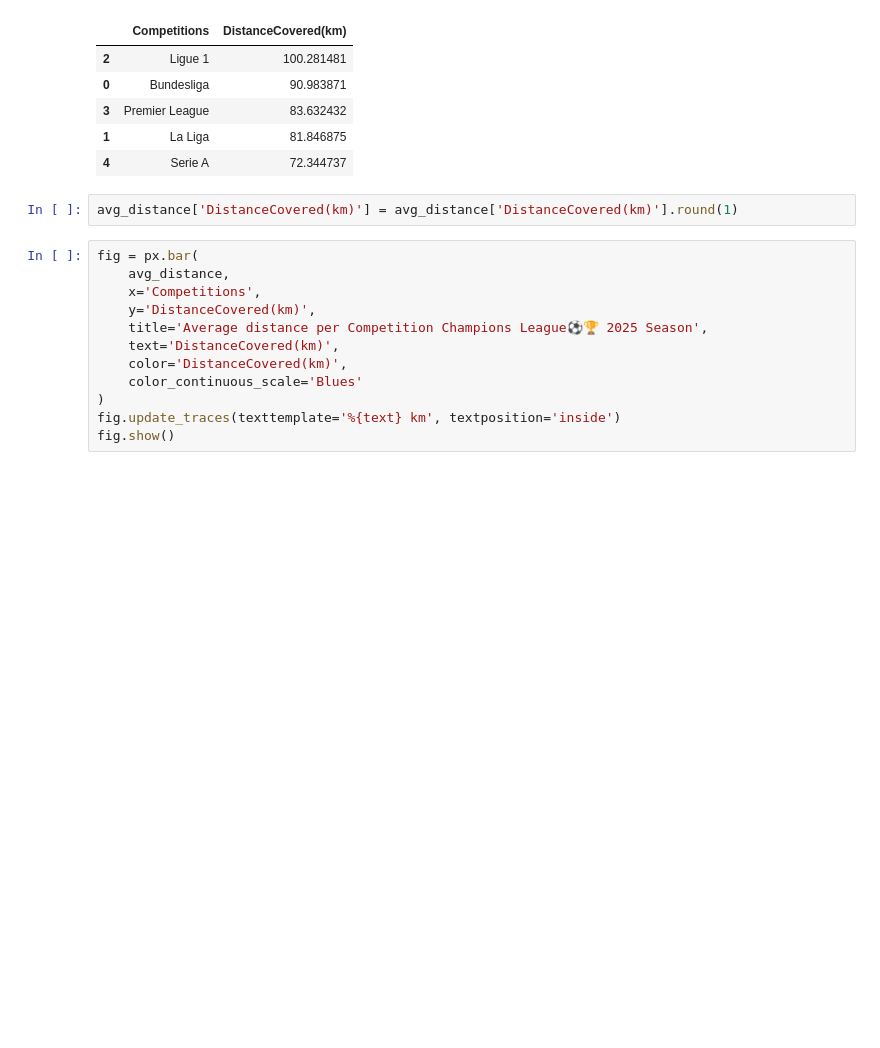
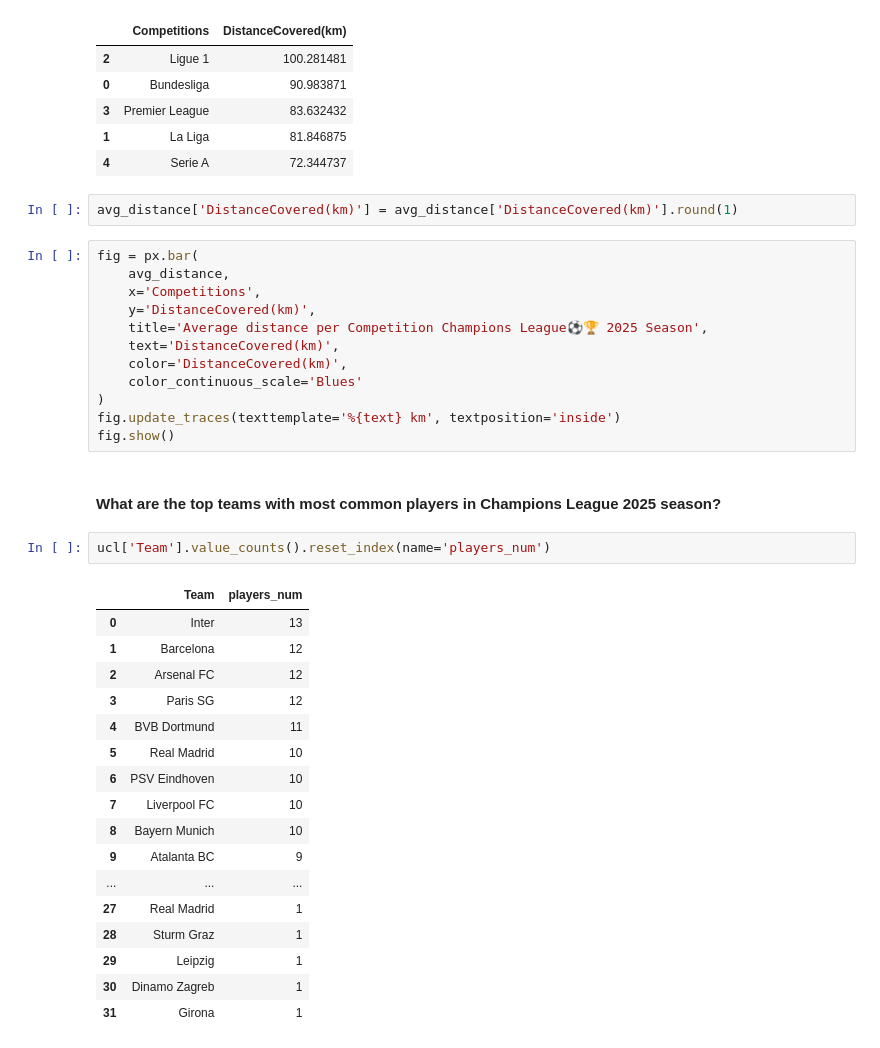
Before and after one commit to ArberKuqi/PythonDataScience_Project, a Jupyter notebook: ChampionsData_Testing/01-testing_ds.ipynb, the cells around one changed output. Saved outputs shown, nothing was run; the diff lists cells and outputs as text; blank space fills up the shorter version.

```diff
--- a/ChampionsData_Testing/01-testing_ds.ipynb
+++ b/ChampionsData_Testing/01-testing_ds.ipynb
@@ -319,3 +319,25 @@ fig = px.bar(
 )
 fig.update_traces(texttemplate='%{text} km', textposition='inside')
 fig.show()
+# %% [markdown]
+#### What are the top teams with most common players in Champions League 2025 season?
+# %%
+ucl['Team'].value_counts().reset_index(name='players_num')
+# %% [output]
+|  | Team | players_num |
+| 0 | Inter | 13 |
+| 1 | Barcelona | 12 |
+| 2 | Arsenal FC | 12 |
+| 3 | Paris SG | 12 |
+| 4 | BVB Dortmund | 11 |
+| 5 | Real Madrid | 10 |
+| 6 | PSV Eindhoven | 10 |
+| 7 | Liverpool FC | 10 |
+| 8 | Bayern Munich | 10 |
+| 9 | Atalanta BC | 9 |
+| ... | ... | ... |
+| 27 | Real Madrid | 1 |
+| 28 | Sturm Graz | 1 |
+| 29 | Leipzig | 1 |
+| 30 | Dinamo Zagreb | 1 |
+| 31 | Girona | 1 |
```
Also changed, not shown: 6 other files.
